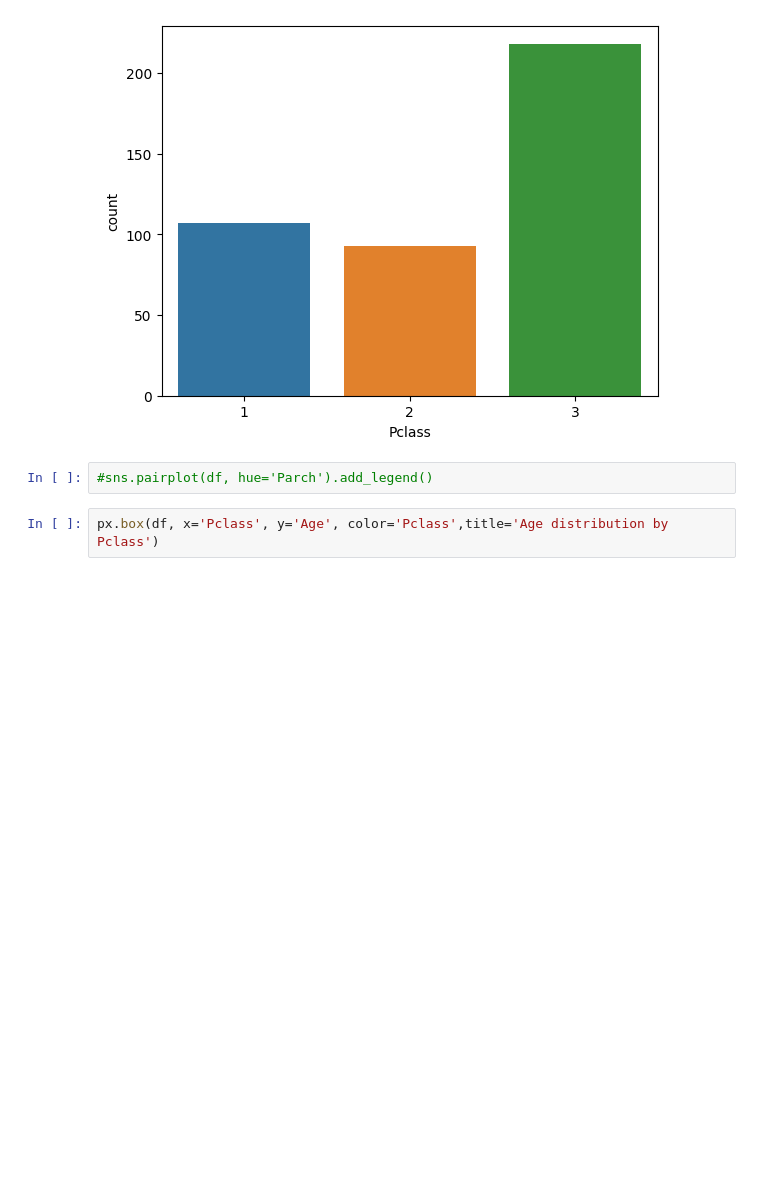
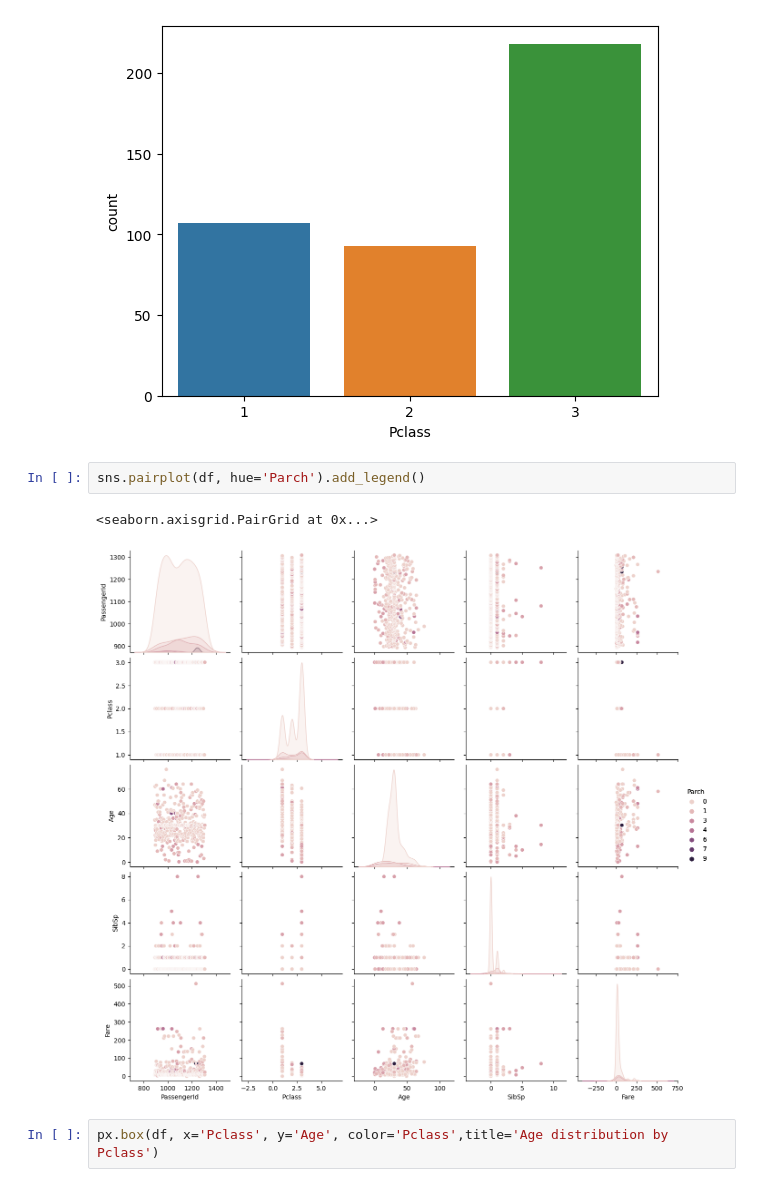
Before and after one commit to Pranshirastogi/technohack, a Jupyter notebook: test.ipynb, the cells around one changed output. Cells and saved outputs as stored; diff of their text form; blank space fills up the shorter version.

```diff
--- a/test.ipynb
+++ b/test.ipynb
@@ -76,7 +76,10 @@ sns.countplot(x='Pclass', data=df)
 <AxesSubplot: xlabel='Pclass', ylabel='count'>
 [figure]
 # %%
-#sns.pairplot(df, hue='Parch').add_legend()
+sns.pairplot(df, hue='Parch').add_legend()
+# %% [output]
+<seaborn.axisgrid.PairGrid at 0x...>
+[figure, added]
 # %%
 px.box(df, x='Pclass', y='Age', color='Pclass',title='Age distribution by Pclass')
 # %%
```
Also changed, not shown: 1 other file.
